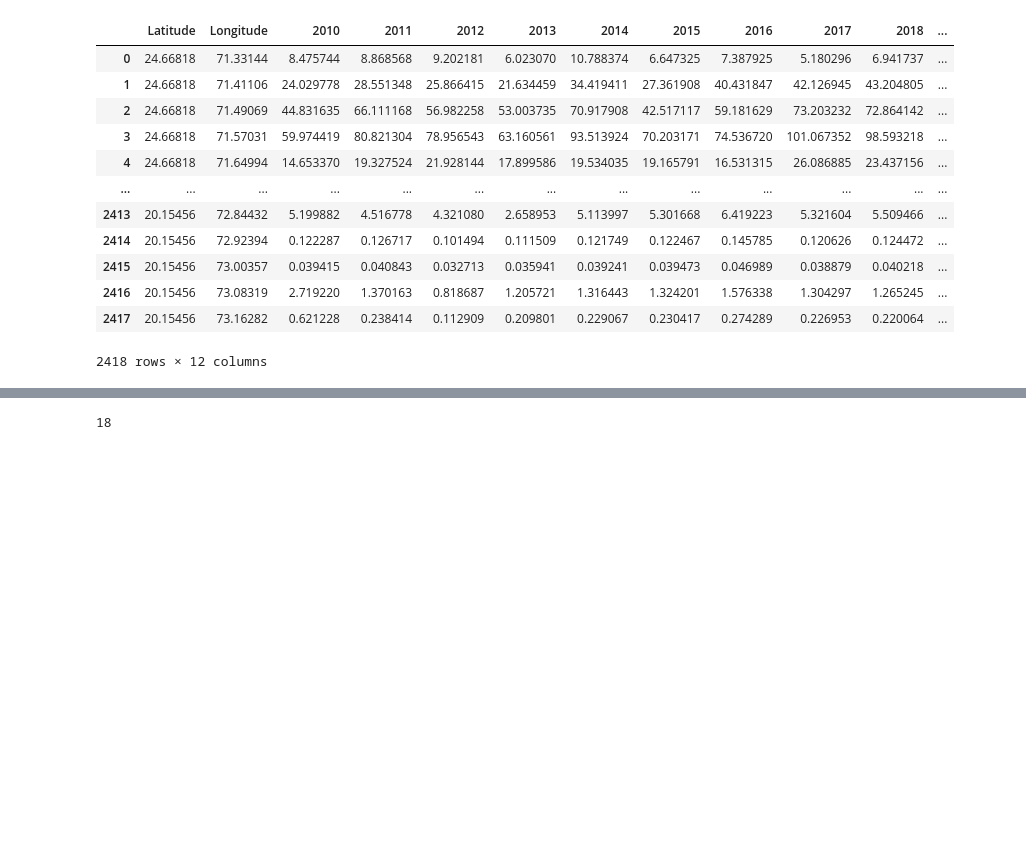
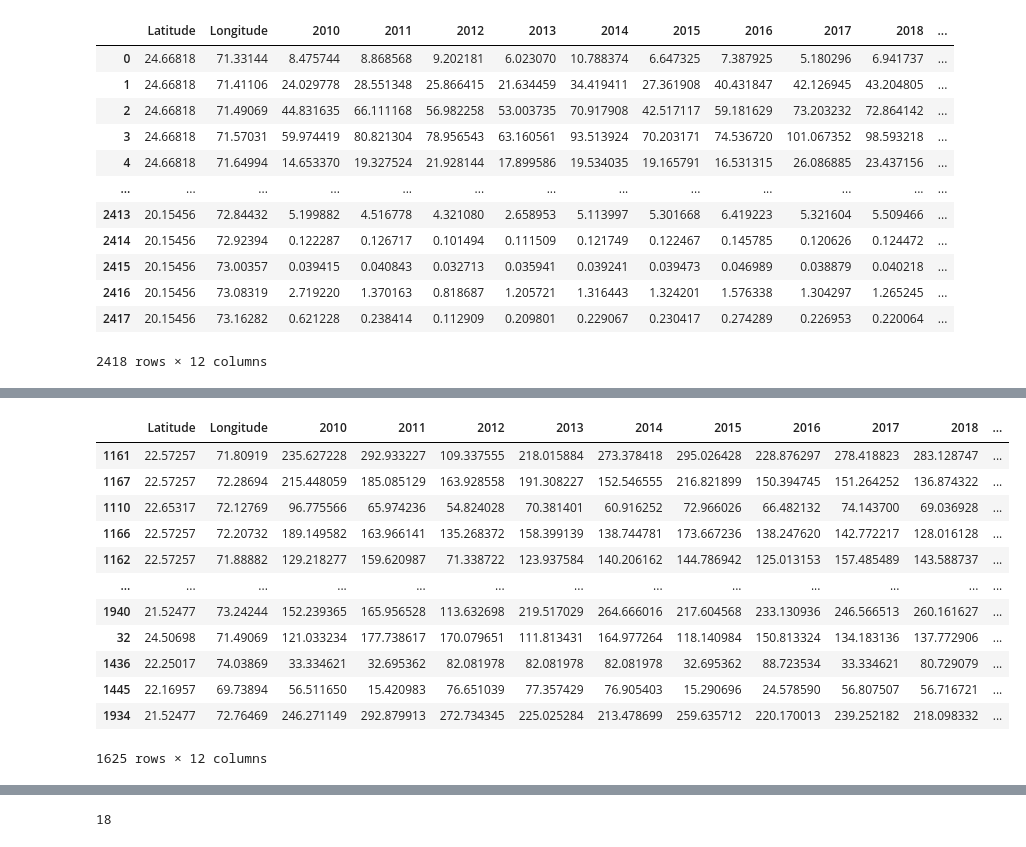
Before and after one commit to Genndoso/Shell_hachakton_2023, a Jupyter notebook: notebooks/SCIP.ipynb, the cells around one changed output, grey strips where cells are left out. Drawn from its saved outputs; the diff is of its cells as text; code cells hidden in the pictures; blank space fills up the shorter version.

```diff
--- a/notebooks/SCIP.ipynb
+++ b/notebooks/SCIP.ipynb
@@ -103,0 +137,19 @@ prediction
+# %%
+indices = preprocessing(prediction, dist)
+prediction = prediction.iloc[indices,:]
+dist = dist.iloc[indices, indices]
+prediction
+# %% [output]
+|  | Latitude | Longitude | 2010 | 2011 | 2012 | 2013 | 2014 | 2015 | 2016 | 2017 | 2018 | ... |
+| 1161 | 22.57257 | 71.80919 | 235.627228 | 292.933227 | 109.337555 | 218.015884 | 273.378418 | 295.026428 | 228.876297 | 278.418823 | 283.128747 | ... |
+| 1167 | 22.57257 | 72.28694 | 215.448059 | 185.085129 | 163.928558 | 191.308227 | 152.546555 | 216.821899 | 150.394745 | 151.264252 | 136.874322 | ... |
+| 1110 | 22.65317 | 72.12769 | 96.775566 | 65.974236 | 54.824028 | 70.381401 | 60.916252 | 72.966026 | 66.482132 | 74.143700 | 69.036928 | ... |
+| 1166 | 22.57257 | 72.20732 | 189.149582 | 163.966141 | 135.268372 | 158.399139 | 138.744781 | 173.667236 | 138.247620 | 142.772217 | 128.016128 | ... |
+| 1162 | 22.57257 | 71.88882 | 129.218277 | 159.620987 | 71.338722 | 123.937584 | 140.206162 | 144.786942 | 125.013153 | 157.485489 | 143.588737 | ... |
+| ... | ... | ... | ... | ... | ... | ... | ... | ... | ... | ... | ... | ... |
+| 1940 | 21.52477 | 73.24244 | 152.239365 | 165.956528 | 113.632698 | 219.517029 | 264.666016 | 217.604568 | 233.130936 | 246.566513 | 260.161627 | ... |
+| 32 | 24.50698 | 71.49069 | 121.033234 | 177.738617 | 170.079651 | 111.813431 | 164.977264 | 118.140984 | 150.813324 | 134.183136 | 137.772906 | ... |
+| 1436 | 22.25017 | 74.03869 | 33.334621 | 32.695362 | 82.081978 | 82.081978 | 82.081978 | 32.695362 | 88.723534 | 33.334621 | 80.729079 | ... |
+| 1445 | 22.16957 | 69.73894 | 56.511650 | 15.420983 | 76.651039 | 77.357429 | 76.905403 | 15.290696 | 24.578590 | 56.807507 | 56.716721 | ... |
+| 1934 | 21.52477 | 72.76469 | 246.271149 | 292.879913 | 272.734345 | 225.025284 | 213.478699 | 259.635712 | 220.170013 | 239.252182 | 218.098332 | ... |
+1625 rows × 12 columns
```
Also changed, not shown: parts of 5 cells of this notebook, 2 other files.
